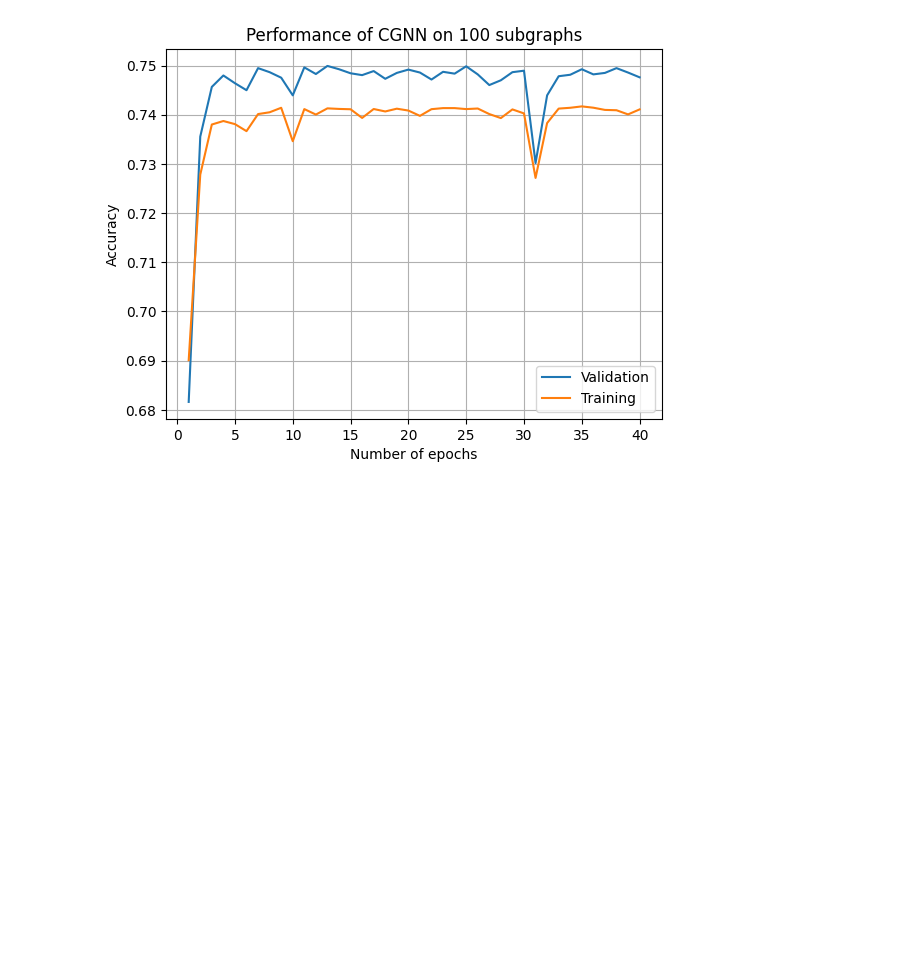
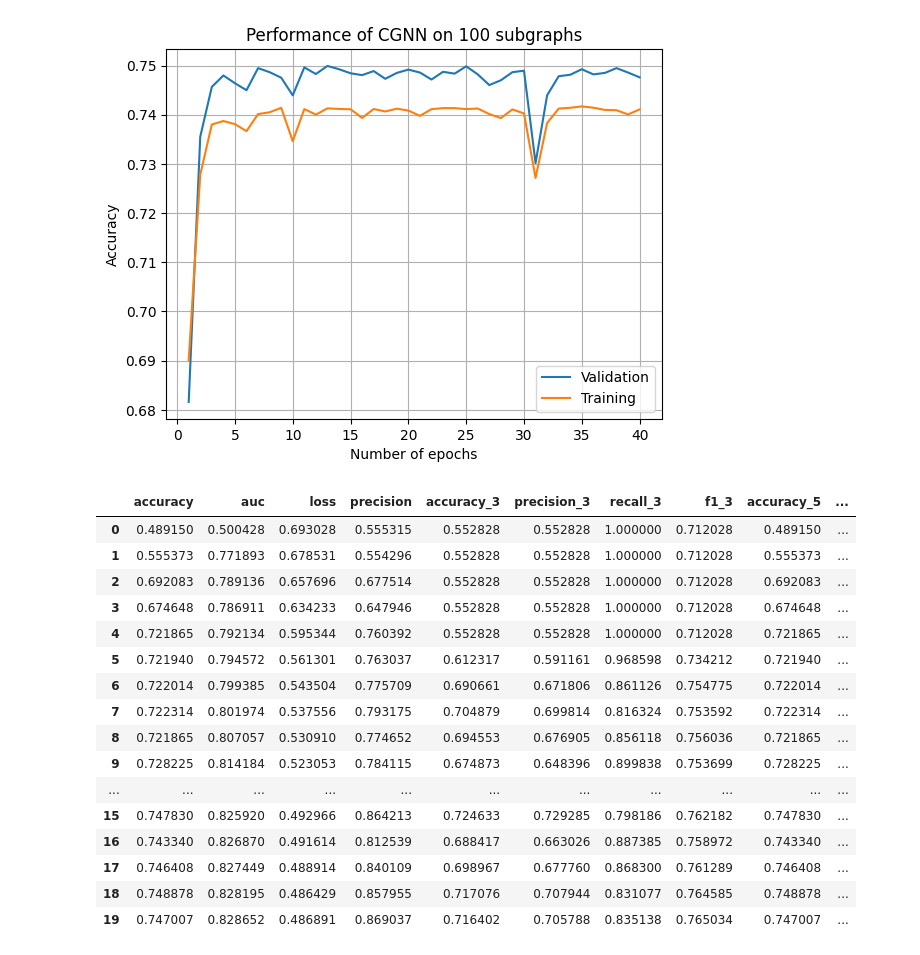
Before and after one commit to boboboon/qtrkx-gnn-tracking, a Jupyter notebook: notebooks/classical_plotter.ipynb, the cells around one changed output. Saved outputs shown, nothing was run; the diff lists cells and outputs as text; code cells hidden in the pictures; blank space fills up the shorter version.

```diff
--- a/notebooks/classical_plotter.ipynb
+++ b/notebooks/classical_plotter.ipynb
@@ -104,0 +115,20 @@ plt.show()
+# %%
+training_data
+# %% [output]
+|  | accuracy | auc | loss | precision | accuracy_3 | precision_3 | recall_3 | f1_3 | accuracy_5 | ... |
+| 0 | 0.489150 | 0.500428 | 0.693028 | 0.555315 | 0.552828 | 0.552828 | 1.000000 | 0.712028 | 0.489150 | ... |
+| 1 | 0.555373 | 0.771893 | 0.678531 | 0.554296 | 0.552828 | 0.552828 | 1.000000 | 0.712028 | 0.555373 | ... |
+| 2 | 0.692083 | 0.789136 | 0.657696 | 0.677514 | 0.552828 | 0.552828 | 1.000000 | 0.712028 | 0.692083 | ... |
+| 3 | 0.674648 | 0.786911 | 0.634233 | 0.647946 | 0.552828 | 0.552828 | 1.000000 | 0.712028 | 0.674648 | ... |
+| 4 | 0.721865 | 0.792134 | 0.595344 | 0.760392 | 0.552828 | 0.552828 | 1.000000 | 0.712028 | 0.721865 | ... |
+| 5 | 0.721940 | 0.794572 | 0.561301 | 0.763037 | 0.612317 | 0.591161 | 0.968598 | 0.734212 | 0.721940 | ... |
+| 6 | 0.722014 | 0.799385 | 0.543504 | 0.775709 | 0.690661 | 0.671806 | 0.861126 | 0.754775 | 0.722014 | ... |
+| 7 | 0.722314 | 0.801974 | 0.537556 | 0.793175 | 0.704879 | 0.699814 | 0.816324 | 0.753592 | 0.722314 | ... |
+| 8 | 0.721865 | 0.807057 | 0.530910 | 0.774652 | 0.694553 | 0.676905 | 0.856118 | 0.756036 | 0.721865 | ... |
+| 9 | 0.728225 | 0.814184 | 0.523053 | 0.784115 | 0.674873 | 0.648396 | 0.899838 | 0.753699 | 0.728225 | ... |
+| ... | ... | ... | ... | ... | ... | ... | ... | ... | ... | ... |
+| 15 | 0.747830 | 0.825920 | 0.492966 | 0.864213 | 0.724633 | 0.729285 | 0.798186 | 0.762182 | 0.747830 | ... |
+| 16 | 0.743340 | 0.826870 | 0.491614 | 0.812539 | 0.688417 | 0.663026 | 0.887385 | 0.758972 | 0.743340 | ... |
+| 17 | 0.746408 | 0.827449 | 0.488914 | 0.840109 | 0.698967 | 0.677760 | 0.868300 | 0.761289 | 0.746408 | ... |
+| 18 | 0.748878 | 0.828195 | 0.486429 | 0.857955 | 0.717076 | 0.707944 | 0.831077 | 0.764585 | 0.748878 | ... |
+| 19 | 0.747007 | 0.828652 | 0.486891 | 0.869037 | 0.716402 | 0.705788 | 0.835138 | 0.765034 | 0.747007 | ... |
```
Also changed, not shown: parts of 5 cells of this notebook, 5 other files.
